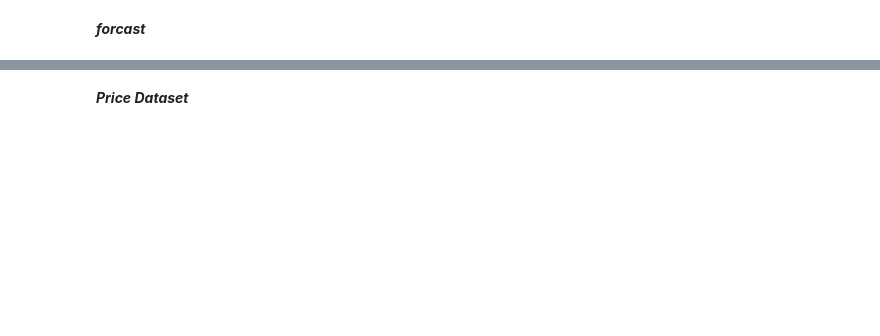
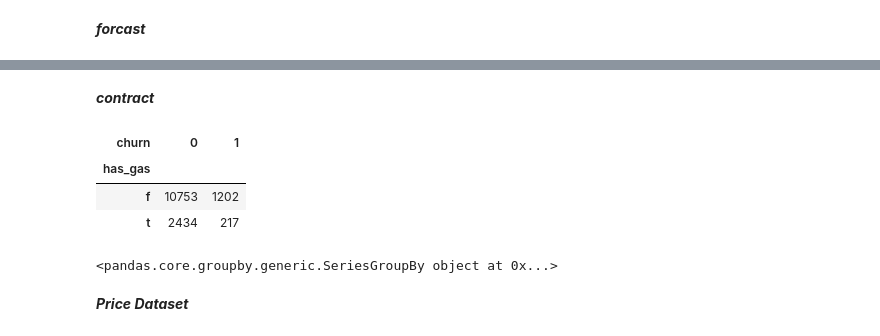
Before and after one commit to yash013/sme_customer_churn_problem, a Jupyter notebook: eda.ipynb, the cells around one changed output, grey strips where cells are left out. Drawn from its saved outputs; the diff is of its cells as text; code cells hidden in the pictures; blank space fills up the shorter version.

Commit message:
contract percentage

```diff
--- a/eda.ipynb
+++ b/eda.ipynb
@@ -251,3 +270,18 @@ plot_distribution(client_df, "forecast_price_pow_off_peak", axs[6])
+# %% [markdown]
+***contract***
+# %%
+contract_type = client_df[['id', 'has_gas', 'churn']]
+contract = contract_type.groupby([contract_type['churn'],contract_type['has_gas']])['id'].count().unstack(level=0)
+contract
+# %% [output]
+| churn | 0 | 1 |
+| has_gas |  |  |
+| f | 10753 | 1202 |
+| t | 2434 | 217 |
+# %%
+contract_percentage = (contract.div(contract.sum(axis=1), axis=0) * 100).sort_values(by=[1], ascending=False)
+# %% [output]
+<pandas.core.groupby.generic.SeriesGroupBy object at 0x...>
 # %% [markdown]
 ***Price Dataset***
 # %%
```
Also changed, not shown: parts of 19 cells of this notebook.
